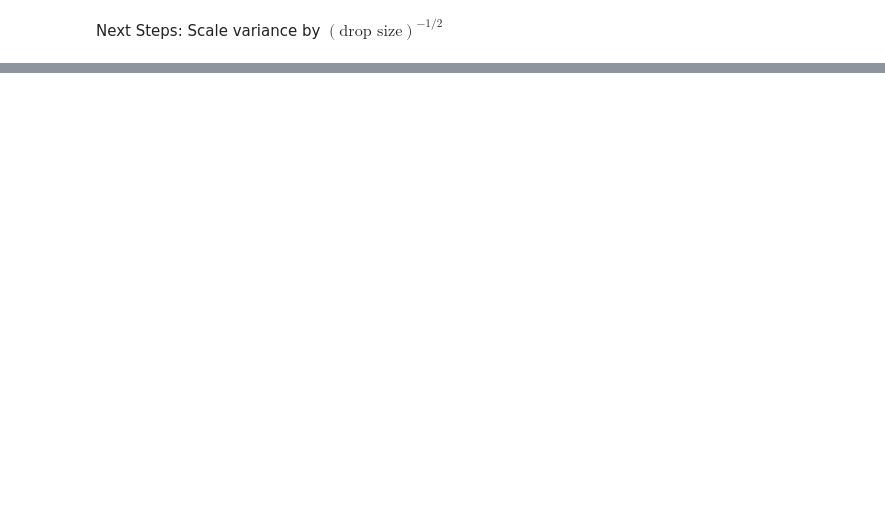
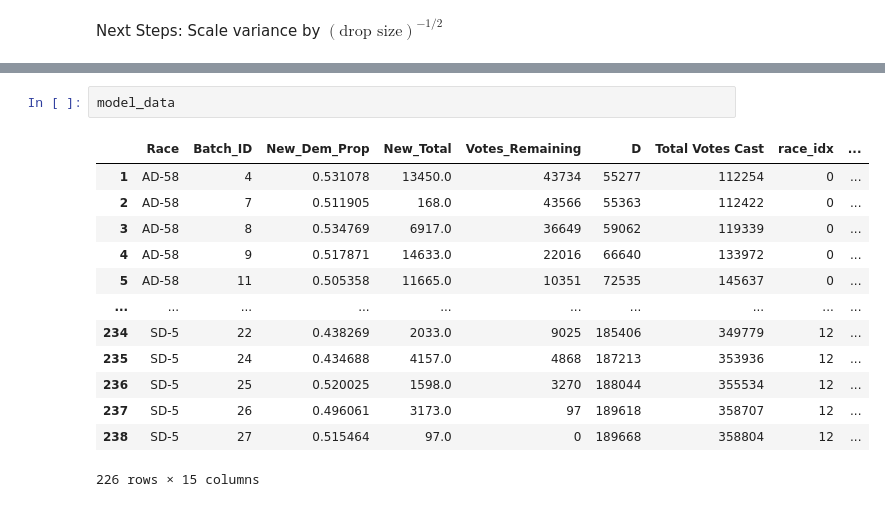
Before and after one commit to rickyrojas311/realtimeElectionForecasting, a Jupyter notebook: model_v1/model_v1.ipynb, the cells around one changed output, grey strips where cells are left out. Drawn from its saved outputs; the diff is of its cells as text; blank space fills up the shorter version.

```diff
--- a/model_v1/model_v1.ipynb
+++ b/model_v1/model_v1.ipynb
@@ -717,0 +995,16 @@ Next Steps: Scale variance by $(\text{drop size})^{-1/2}$
+# %%
+model_data
+# %% [output]
+|  | Race | Batch_ID | New_Dem_Prop | New_Total | Votes_Remaining | D | Total Votes Cast | race_idx | ... |
+| 1 | AD-58 | 4 | 0.531078 | 13450.0 | 43734 | 55277 | 112254 | 0 | ... |
+| 2 | AD-58 | 7 | 0.511905 | 168.0 | 43566 | 55363 | 112422 | 0 | ... |
+| 3 | AD-58 | 8 | 0.534769 | 6917.0 | 36649 | 59062 | 119339 | 0 | ... |
+| 4 | AD-58 | 9 | 0.517871 | 14633.0 | 22016 | 66640 | 133972 | 0 | ... |
+| 5 | AD-58 | 11 | 0.505358 | 11665.0 | 10351 | 72535 | 145637 | 0 | ... |
+| ... | ... | ... | ... | ... | ... | ... | ... | ... | ... |
+| 234 | SD-5 | 22 | 0.438269 | 2033.0 | 9025 | 185406 | 349779 | 12 | ... |
+| 235 | SD-5 | 24 | 0.434688 | 4157.0 | 4868 | 187213 | 353936 | 12 | ... |
+| 236 | SD-5 | 25 | 0.520025 | 1598.0 | 3270 | 188044 | 355534 | 12 | ... |
+| 237 | SD-5 | 26 | 0.496061 | 3173.0 | 97 | 189618 | 358707 | 12 | ... |
+| 238 | SD-5 | 27 | 0.515464 | 97.0 | 0 | 189668 | 358804 | 12 | ... |
+226 rows × 15 columns
```
Also changed, not shown: parts of 15 cells of this notebook.
